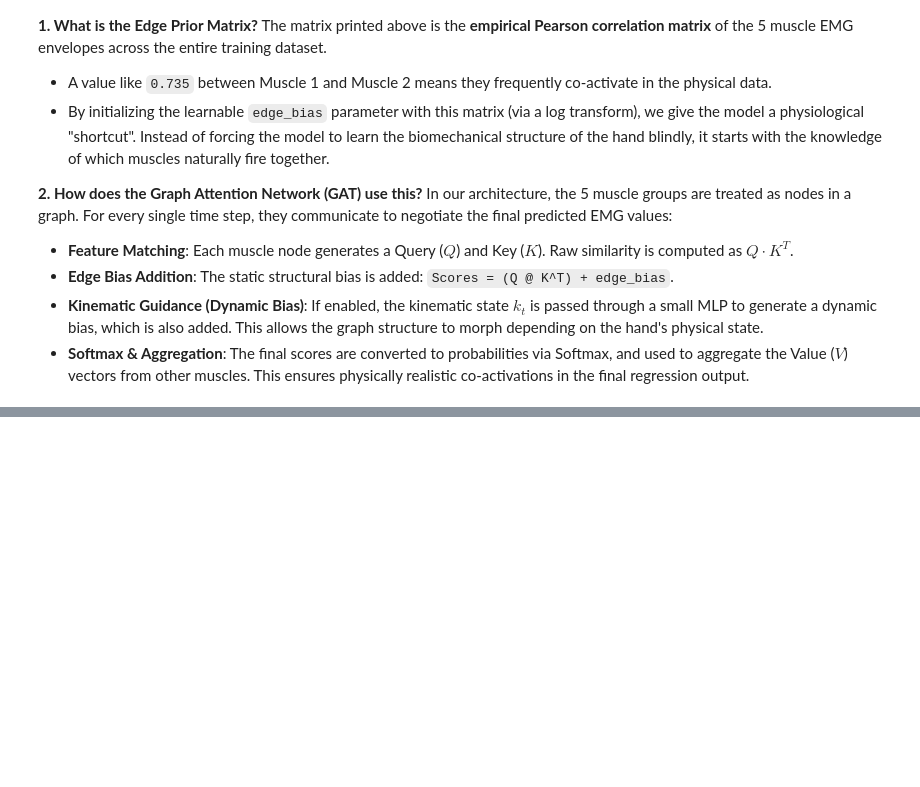
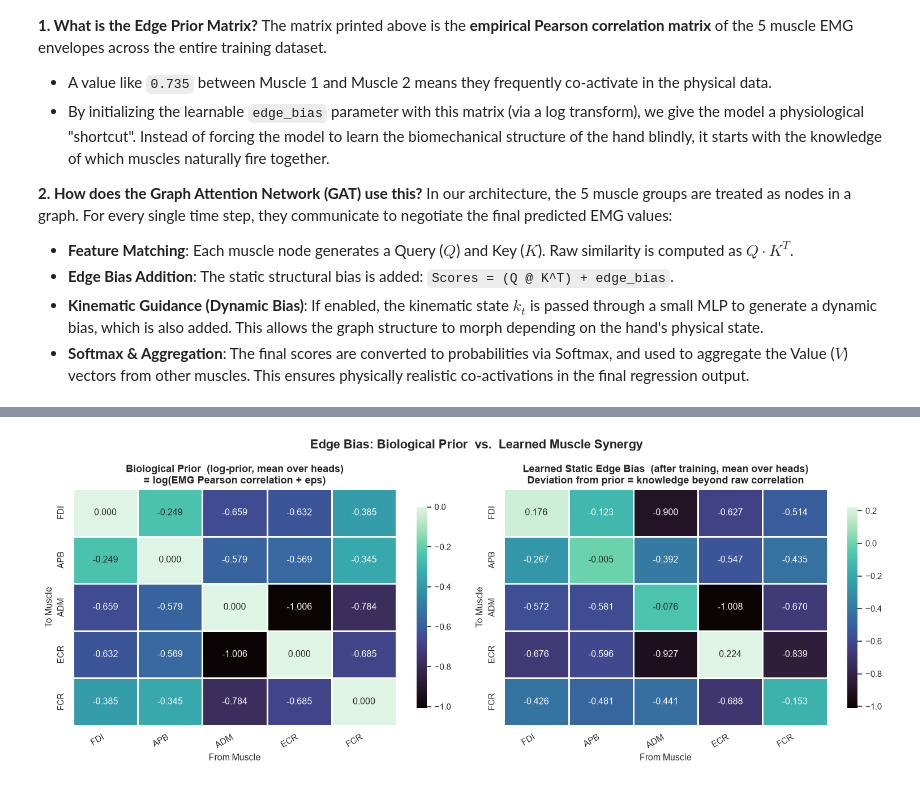
Before and after one commit to MohammadMahdi-Sharifbeigy/eeg-emg-grasp-decoder, a Jupyter notebook: main.ipynb, the cells around one changed output, grey strips where cells are left out. Saved outputs shown, nothing was run; the diff lists cells and outputs as text; code cells hidden in the pictures; blank space fills up the shorter version.

```diff
--- a/main.ipynb
+++ b/main.ipynb
@@ -76,7 +76,7 @@ CONFIG = {
             "bp_low": 30.0,              # Hz
             "bp_high": 300.0,            # Hz
             "filter_order": 4,
-            "lp_cutoff": 10.0,           # Hz, low-pass for envelope
+            "lp_cutoff": 6.0,           # Hz, low-pass for envelope
             "downsample_factor": 8       # 4000 -> 500 Hz
         },
         "kinematics": {
@@ -111,13 +111,19 @@ CONFIG = {
             "hidden_dim": 64,
             "heads": 4,
             "dropout": 0.2,
-            "use_kinematic_guidance": False,
+            "use_kinematic_guidance": True,
         },
         "decoder": {
             "out_channels": 5            # predicted EMG channels
         }
     },
     "training": {
+        "loss": {
+            "peak_alpha":      7.0,    # 3× emphasis on EMG burst peaks vs. baseline silence
+            "lambda_reg":      0.01,   # KL anchor strength: GAT edge_bias stays near prior
+            "lambda_l1": 5e-4,
+            "use_peak_weight": True,   # set False for ablation back to standard MSE
+        },
         # ── optimizer ─────────────────────────────────────────────────────
         "optimizer":   "adam",   # 'adam' | 'adamw'
         "weight_decay": 1e-2,     # AdamW weight decay (ignored for adam)
@@ -139,7 +145,8 @@ CONFIG = {
         "gradient_accumulation_steps": 8,
         "early_stop_patience": 15,
         "grad_clip_norm":      1.0,
-        "max_epochs":          2,
+        "stage1_epochs":       50,
+        "max_epochs":          50,
         # use_amp=True: enables FP16 mixed precision via torch.autocast + GradScaler.
         # GTX 1660 Ti (sm_75 Turing) has FP16 tensor cores → ~1.5-2x speedup.
         # Requires PyTorch >= 2.0. Set False only if you see NaN losses.
@@ -616,0 +685,83 @@ with torch.no_grad():
+# %%
+# ─────────────────────────────────────────────────────────────────────────────
+# STATIC EDGE BIAS + MUSCLE SYNERGY MATRIX + KINEMATIC WEIGHT HEATMAP
+# ─────────────────────────────────────────────────────────────────────────────
+import numpy as np
+import matplotlib.pyplot as plt
+import seaborn as sns
+from main import plot_muscle_synergy_matrix, plot_kin_edge_linear_weights
+
+# ── 1. Biological prior vs. learned static edge bias ──────────────────────
+gat = best_model.gat
+learned_bias = gat.edge_bias.detach().cpu().numpy()    # (H, N, N)
+prior_anchor  = gat.edge_prior_anchor.cpu().numpy()    # (H, N, N)
+
+fig, axes = plt.subplots(1, 2, figsize=(13, 5), facecolor="white")
+kw = dict(
+    annot=True, fmt=".3f", cmap="mako",
+    xticklabels=EMG_NAMES, yticklabels=EMG_NAMES,
+    cbar_kws={"shrink": 0.85}, linewidths=0.8, linecolor="white",
+)
+sns.heatmap(prior_anchor.mean(0), ax=axes[0], **kw)
+axes[0].set_title(
+    "Biological Prior  (log-prior, mean over heads)\n"
+    "= log(EMG Pearson correlation + eps)", fontsize=11, fontweight="bold"
+)
+axes[0].set_xlabel("From Muscle"); axes[0].set_ylabel("To Muscle")
+axes[0].set_xticklabels(axes[0].get_xticklabels(), rotation=30, ha="right")
+
+sns.heatmap(learned_bias.mean(0), ax=axes[1], **kw)
+axes[1].set_title(
+    "Learned Static Edge Bias  (after training, mean over heads)\n"
+    "Deviation from prior = knowledge beyond raw correlation",
+    fontsize=11, fontweight="bold",
+)
+axes[1].set_xlabel("From Muscle"); axes[1].set_ylabel("To Muscle")
+axes[1].set_xticklabels(axes[1].get_xticklabels(), rotation=30, ha="right")
+
+plt.suptitle(
+    "Edge Bias: Biological Prior  vs.  Learned Muscle Synergy",
+    fontsize=13, fontweight="bold",
+)
+plt.tight_layout()
+plt.show()
+
+# ── 2. GAT attention synergy matrix (full test set) ───────────────────────
+all_attn = []
+best_model.eval()
+with torch.no_grad():
+    for raw_eeg, raw_kin, raw_emg in test_loader:
+        # IMPORTANT: Pass through prepare_batch to drop rho_GL (13->12) and normalize!
+        model_inputs, _ = prepare_batch(raw_eeg, raw_kin, raw_emg)
+
+        # Now pass the properly processed inputs to the model
+        best_model(
+            model_inputs["eeg"],
+            model_inputs["kin"],
+        )
+        if hasattr(best_model.gat, "last_attn_weights"):
+            all_attn.append(best_model.gat.last_attn_weights.cpu().numpy())
+
+if all_attn:
+    all_attn_np = np.concatenate(all_attn, axis=0)   # (B*T, H, N, N)
+    fig_syn = plot_muscle_synergy_matrix(all_attn_np, EMG_NAMES, cfg=CONFIG)
+    plt.show()
+
+# ── 3. Transparent kinematic -> edge weight matrix ────────────────────────
+if hasattr(best_model.gat, "kin_edge_linear"):
+    W = best_model.gat.kin_edge_linear.weight.detach().cpu().numpy()
+    gat_cfg = CONFIG["model"]["gat"]
+    fig_kin = plot_kin_edge_linear_weights(
+        weight_matrix=W,
+        muscle_names=EMG_NAMES,
+        kin_feature_names=KIN_FEATURE_NAMES,
+        num_heads=gat_cfg["heads"],
+        n_nodes=5,
+        cfg=CONFIG,
+    )
+    plt.show()
+    print("\nInspect high |weight| rows on d_grip / F_L / F_G for key insights.")
+else:
+    print("kin_edge_linear not found (use_kinematic_guidance may be False).")
+# %% [output]
+[figure, added]
```
Also changed, not shown: parts of 12 cells of this notebook, 3 other files.
